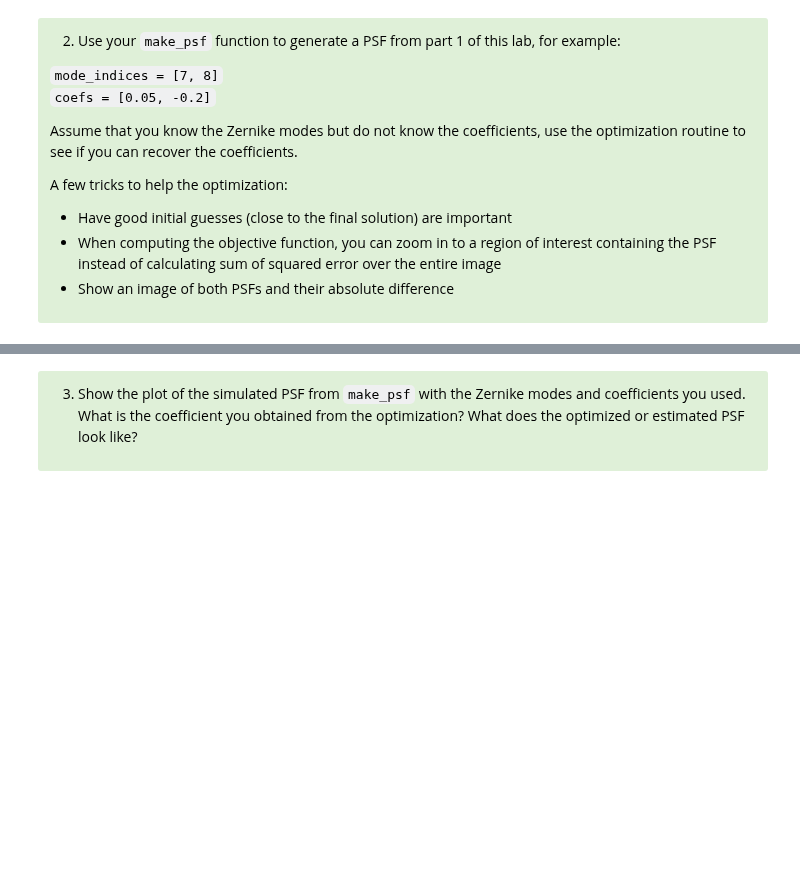
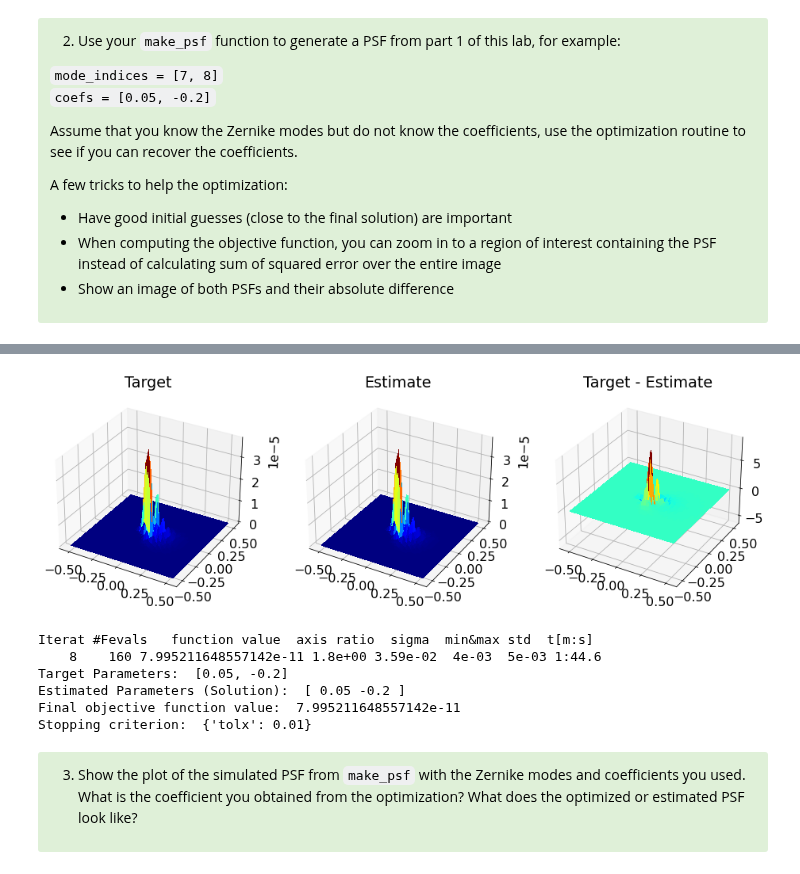
Before and after one commit to dishamishra/Labs_Imager, a Jupyter notebook: Lab4 Part2 (Clean).ipynb, the cells around one changed output, grey strips where cells are left out. Drawn from its saved outputs; the diff is of its cells as text; code cells hidden in the pictures; blank space fills up the shorter version.

```diff
--- a/Lab4 Part2 (Clean).ipynb
+++ b/Lab4 Part2 (Clean).ipynb
@@ -87,3 +141,81 @@ A few tricks to help the optimization:
+# %%
+# x0 is a vector of the initial guesses for xv
+x0 = [0.1, -0.1]
+mode_indices = [7,8]
+X,Y = np.meshgrid(x,y)
+
+# then set parameters for CMA-ES
+# these parameters can affect the convergence speed and termination criteria of the optimization
+# Leave them, as is, for now.
+tolfun = 5e-11
+tolx = 1e-2
+sigma0 = 0.1
+popsize = 20  # population size
+
+# create a dictionary containing all parameters
+opts = {'tolfun':tolfun, 'tolx':tolx, 'popsize':popsize}
+# %%
+es = cma.CMAEvolutionStrategy(x0, sigma0, opts)  # initalize optimization
+fit = np.empty(popsize)  # allocate memory for each population
+
+show_surface_plot = True
+
+if show_surface_plot is True:
+    fig, ax = plt.subplots(ncols=3, figsize=(16,8), subplot_kw={"projection": "3d"})
+    plt.close(fig)
+
+while not es.stop():
+    new_soln = es.ask()  # get a new solution
+    for ct, soln in enumerate(new_soln):
+        fit[ct] = objfunc_psf(soln, mode_indices, target_psf)  # compute objective function
+    es.tell(new_soln, fit)  # feed back the objective function values to cmaes
+
+    if show_surface_plot:
+        # display target surface
+        ax[0].plot_surface(X[400:601,400:601], Y[400:601,400:601], target_psf[400:601,400:601], cmap='jet', linewidth=0, antialiased=False)
+        ax[0].set_title('Target')
+
+        # display estimated surface
+        estimated_psf = make_psf(2, [*new_soln[np.argmin(fit)]], mode_indices, 1001)
+        ax[1].plot_surface(X[400:601,400:601], Y[400:601,400:601], estimated_psf[400:601,400:601], cmap='jet', linewidth=0, antialiased=False)
+        ax[1].set_title('Estimate')
+
+        # display surface difference
+        ax[2].plot_surface(X[400:601,400:601], Y[400:601,400:601], target_psf[400:601,400:601]-estimated_psf[400:601,400:601], cmap='jet', linewidth=0, antialiased=False)
+        ax[2].set_title('Target - Estimate')
+
+
+        clear_output(wait=True)
+        display(fig)
+        for i in range(len(ax)):
+            ax[i].clear()
+        es.disp_annotation()
+        es.disp(1)  # display every iteration
+
+    else:
+        es.disp(5)  # display every 5 iterations
+
+
+# es.result[0] returns the optimal parameters that minimize the objective function
+# If the optimization is successful, xopt should be close to the values the script
+# used to generate the initial target surface.
+xopt = es.result[0]
+
+# es.result[0] returns the value of the objective function using the optimal parameters
+objfuncopt = es.result[1]
+
+print('Target Parameters: ', [0.05, -0.2])
+print('Estimated Parameters (Solution): ', np.round(xopt,2))
+print('Final objective function value: ', objfuncopt)
+print('Stopping criterion: ', es.stop())
+# %% [output]
+[figure, added]
+Iterat #Fevals   function value  axis ratio  sigma  min&max std  t[m:s]
+    8    160 7.995211648557142e-11 1.8e+00 3.59e-02  4e-03  5e-03 1:44.6
+Target Parameters:  [0.05, -0.2]
+Estimated Parameters (Solution):  [ 0.05 -0.2 ]
+Final objective function value:  7.995211648557142e-11
+Stopping criterion:  {'tolx': 0.01}
 # %% [markdown]
 <div class="alert alert-block alert-success">
 <font color=black>
```
Also changed, not shown: parts of 10 cells of this notebook, 1 other file.
